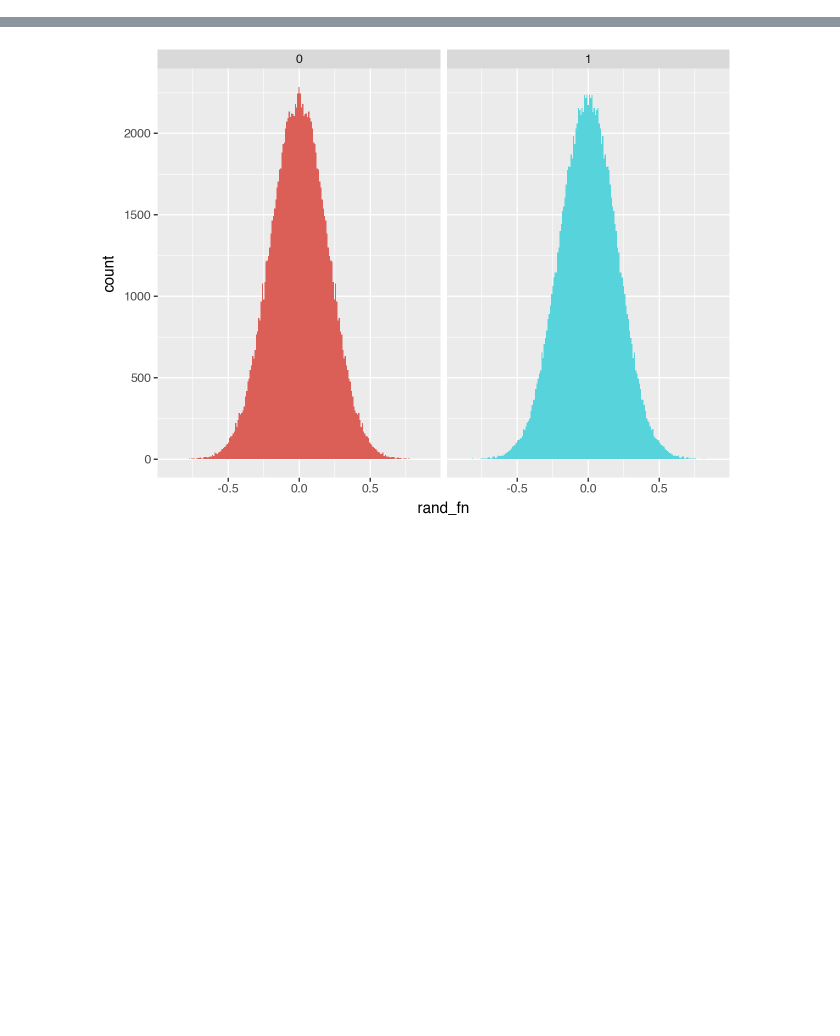
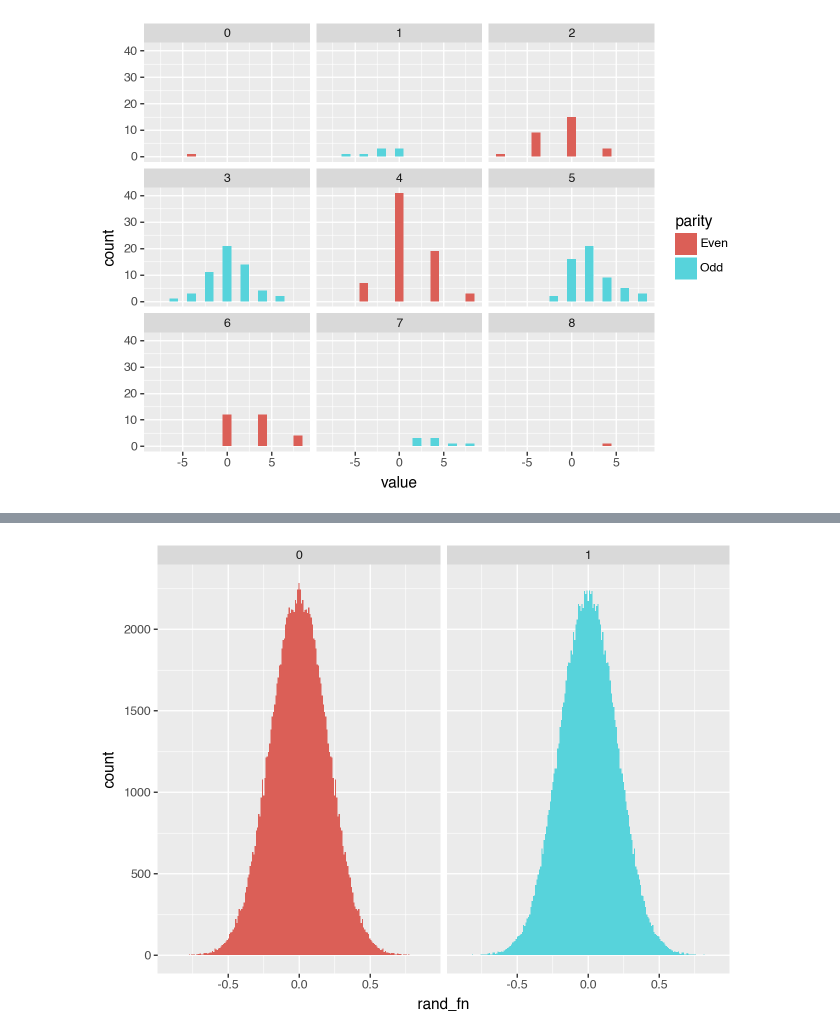
Before and after one commit to dashstander/deep-parity, a Jupyter notebook: random_functions.ipynb, the cells around one changed output, grey strips where cells are left out. Saved outputs shown, nothing was run; the diff lists cells and outputs as text; code cells hidden in the pictures; blank space fills up the shorter version.

```diff
--- a/random_functions.ipynb
+++ b/random_functions.ipynb
@@ -80,0 +181,4 @@ Last 10 values: tensor([-0.3755,  0.2706, -0.1993,  0.2759,  0.1542, -0.1653, -0
+# %%
+ggplot(df.filter(pl.col('variable').eq('[-1, 1, 1]')), aes(x='value', fill='parity')) + geom_histogram(binwidth=1) + facet_wrap('~degree')
+# %% [output]
+[figure, added]
```
Also changed, not shown: parts of 14 cells of this notebook, 3 other files.
